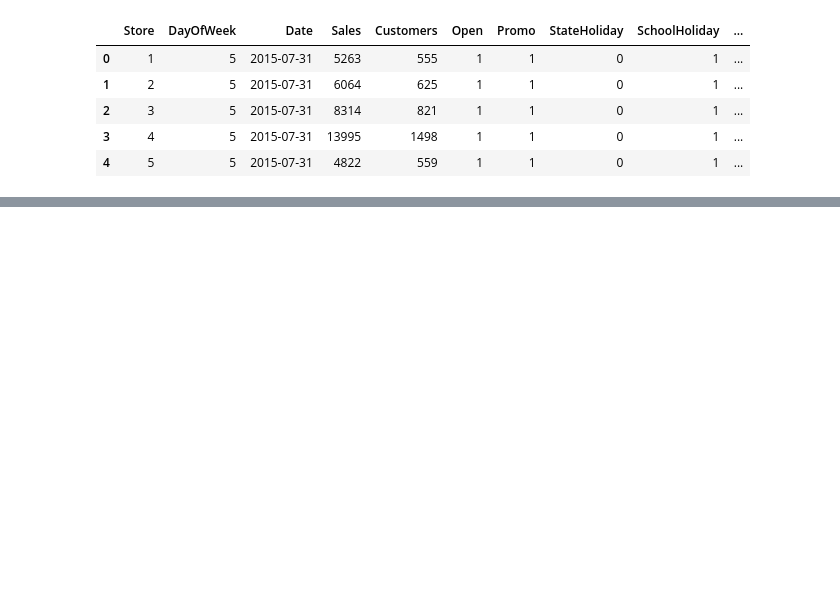
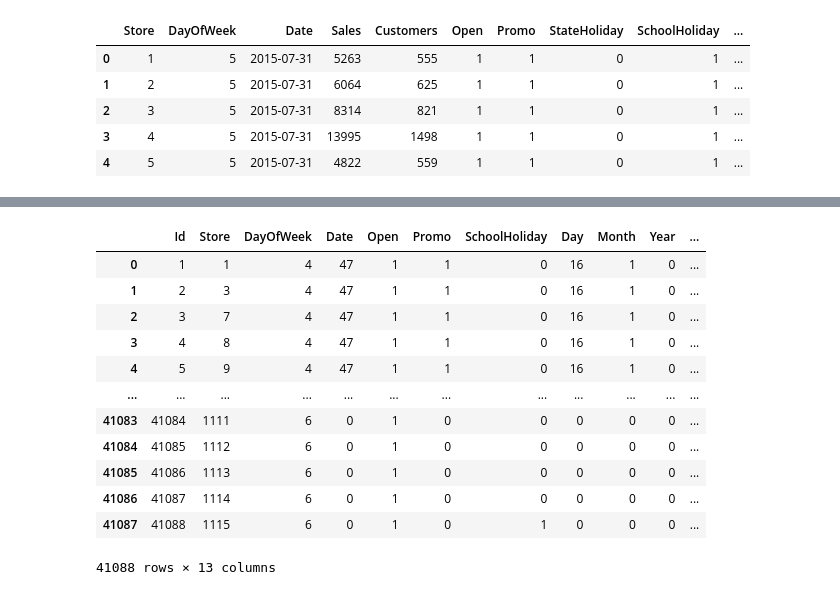
Before and after one commit to rssebudandi/pharmaceutical_sales, a Jupyter notebook: notebooks/MachineLearning.ipynb, the cells around one changed output, grey strips where cells are left out. Drawn from its saved outputs; the diff is of its cells as text; code cells hidden in the pictures; blank space fills up the shorter version.

```diff
--- a/notebooks/MachineLearning.ipynb
+++ b/notebooks/MachineLearning.ipynb
@@ -53,3 +67,13 @@ train.head()
 | 2 | 3 | 5 | 2015-07-31 | 8314 | 821 | 1 | 1 | 0 | 1 | ... |
 | 3 | 4 | 5 | 2015-07-31 | 13995 | 1498 | 1 | 1 | 0 | 1 | ... |
 | 4 | 5 | 5 | 2015-07-31 | 4822 | 559 | 1 | 1 | 0 | 1 | ... |
+# %%
+#Extract Day, Month, Year weekdays, weekends , number of days to holidays , number of days after holiday , begining of monthe, mid month, end of month,
+test.Date = pd.to_datetime(test.Date)
+test['Day'] = test.Date.dt.day
+test['Month'] = test.Date.dt.month
+test['Year'] = test.Date.dt.year
+test['Weekday'] = test.Date.dt.weekday
+test['Month_start'] = test.Date.dt.is_month_start
+test['Month_end'] = test.Date.dt.is_month_end
+test.head()
@@ -70,0 +119,27 @@ Name: Weekday, Length: 1017209, dtype: int64
+# %%
+#Let us encode our data
+
+test_month_start_encoder = preprocessing.LabelEncoder()
+test_month_end_encoder = preprocessing.LabelEncoder()
+test_date_encoder = preprocessing.LabelEncoder()
+test_state_hol_encoder = preprocessing.LabelEncoder()
+test_day_encoder = preprocessing.LabelEncoder()
+test_month_encoder = preprocessing.LabelEncoder()
+test_year_encoder = preprocessing.LabelEncoder()
+test_weekday_encoder = preprocessing.LabelEncoder()
+test_open_encoder = preprocessing.LabelEncoder()
+#sales_encoder = preprocessing.LabelEncoder()
+#customers_encoder = preprocessing.LabelEncoder()
+
+test['Month_start'] = test_month_start_encoder.fit_transform(test['Month_start'])
+test['Month_end'] = test_month_end_encoder.fit_transform(test['Month_end'])
+test['Date'] = test_date_encoder.fit_transform(test['Date'])
+test['Day'] = test_day_encoder.fit_transform(test['Day'])
+test['Month'] = test_month_encoder.fit_transform(test['Month'])
+test['Year'] = test_year_encoder.fit_transform(test['Year'])
+test['Weekday'] = test_weekday_encoder.fit_transform(test['Weekday'])
+test['Open'] = test_open_encoder.fit_transform(test['Open'])
+#train['Sales'] = sales_encoder.fit_transform(train['Sales'])
+#train['Customers'] = customers_encoder.fit_transform(train['Customers'])
+
+test.head()
@@ -70,0 +196,18 @@ Name: Weekday, Length: 1017209, dtype: int64
+# %%
+#looks like stateHoliday has an issue we are going to remove it for now
+test_clean=test[test.columns[~test.columns.isin(['StateHoliday'])]]
+test_clean
+# %% [output]
+|  | Id | Store | DayOfWeek | Date | Open | Promo | SchoolHoliday | Day | Month | Year | ... |
+| 0 | 1 | 1 | 4 | 47 | 1 | 1 | 0 | 16 | 1 | 0 | ... |
+| 1 | 2 | 3 | 4 | 47 | 1 | 1 | 0 | 16 | 1 | 0 | ... |
+| 2 | 3 | 7 | 4 | 47 | 1 | 1 | 0 | 16 | 1 | 0 | ... |
+| 3 | 4 | 8 | 4 | 47 | 1 | 1 | 0 | 16 | 1 | 0 | ... |
+| 4 | 5 | 9 | 4 | 47 | 1 | 1 | 0 | 16 | 1 | 0 | ... |
+| ... | ... | ... | ... | ... | ... | ... | ... | ... | ... | ... | ... |
+| 41083 | 41084 | 1111 | 6 | 0 | 1 | 0 | 0 | 0 | 0 | 0 | ... |
+| 41084 | 41085 | 1112 | 6 | 0 | 1 | 0 | 0 | 0 | 0 | 0 | ... |
+| 41085 | 41086 | 1113 | 6 | 0 | 1 | 0 | 0 | 0 | 0 | 0 | ... |
+| 41086 | 41087 | 1114 | 6 | 0 | 1 | 0 | 0 | 0 | 0 | 0 | ... |
+| 41087 | 41088 | 1115 | 6 | 0 | 1 | 0 | 1 | 0 | 0 | 0 | ... |
+41088 rows × 13 columns
```
Also changed, not shown: parts of 30 cells of this notebook, 3 other files.
